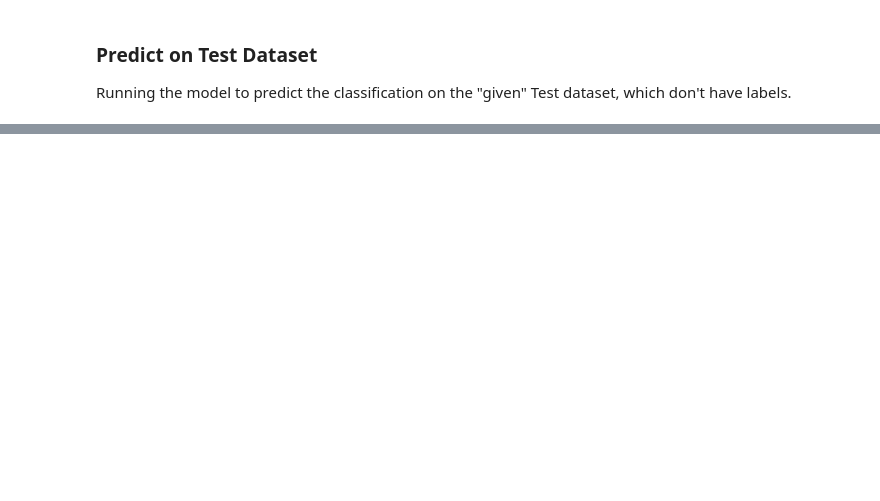
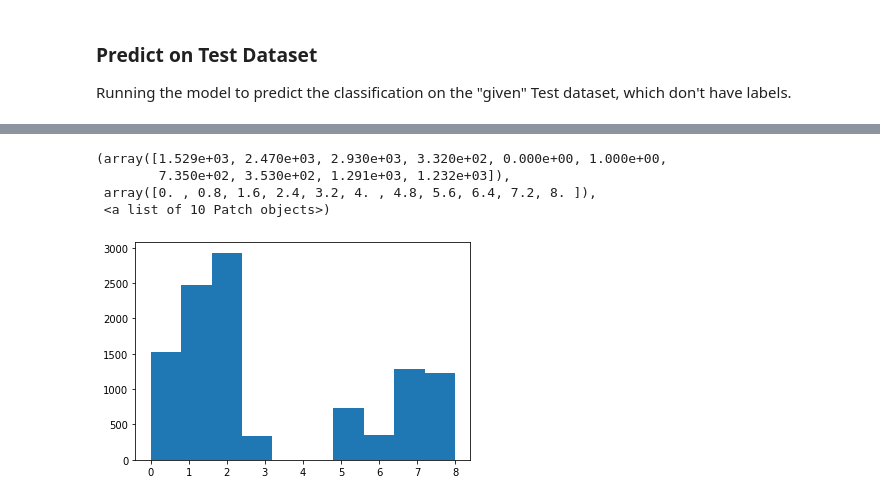
Before and after one commit to bharathkarumudi/Data-Mining-Machine-Learning, a Jupyter notebook: 9. Malware Classification/Code/MalConv-Python/Malware-CNN-Malconv.ipynb, the cells around one changed output, grey strips where cells are left out. Cells and saved outputs as stored; diff of their text form; code cells hidden in the pictures; blank space fills up the shorter version.

```diff
--- a/9. Malware Classification/Code/MalConv-Python/Malware-CNN-Malconv.ipynb
+++ b/9. Malware Classification/Code/MalConv-Python/Malware-CNN-Malconv.ipynb
@@ -319,0 +342,45 @@ Testo_Y_pred_label
+# %%
+o_TestLabelspath = "/mnt/disks/MLProject/data/testLabels.csv"
+o_TestdatasetPath = "/mnt/disks/MLProject/data/test_dataset"
+
+testSamples = [f for f in listdir(o_TestdatasetPath) if isfile(join(o_TestdatasetPath, f))]
+#Reading the second half of the dataset
+testSamples = testSamples[5000:]
+
+num_samples = len(testSamples)
+data_test = pd.read_csv(o_TestLabelspath)
+targetDict_test_o = data_test.set_index('Id').T.to_dict('records')[0]
+
+Testo_X = np.zeros((num_samples, 8, max_size))
+Testo_Y = np.zeros(num_samples)
+fileNum = 0
+
+for file in testSamples:
+    filePath = join(o_TestdatasetPath, file)
+    sampleByteSequence = readFile(filePath)
+    cleanedByteSequence = cleanByteSequence(sampleByteSequence)
+    splitByteSequence = cleanedByteSequence.strip().split(" ")
+    Testo_Y[fileNum] = targetDict_test_o[file.split(".")[0]]
+    for i in range(min(max_size, len(splitByteSequence))):
+        Testo_X[fileNum,:,i] = embedByte(splitByteSequence[i])
+    fileNum += 1
+
+Testo_Y_np = np.asarray(Testo_Y-1)
+Testo_Y_pred = model.predict(Testo_X)
+Testo_Y_pred_label_2 = []
+
+for row in Testo_Y_pred:
+    Testo_Y_pred_label_2.append(np.argmax(row))
+# %%
+#Merging the two test results
+for i in Testo_Y_pred_label_2 :
+    Testo_Y_pred_label.append(i)
+# %%
+#Plotting the Malware distribution for Test Dataset (All 10K files)
+plt.hist(Testo_Y_pred_label)
+# %% [output]
+(array([1.529e+03, 2.470e+03, 2.930e+03, 3.320e+02, 0.000e+00, 1.000e+00,
+        7.350e+02, 3.530e+02, 1.291e+03, 1.232e+03]),
+ array([0. , 0.8, 1.6, 2.4, 3.2, 4. , 4.8, 5.6, 6.4, 7.2, 8. ]),
+ <a list of 10 Patch objects>)
+[figure, added]
```
Also changed, not shown: parts of 32 cells of this notebook, 22 other files.
